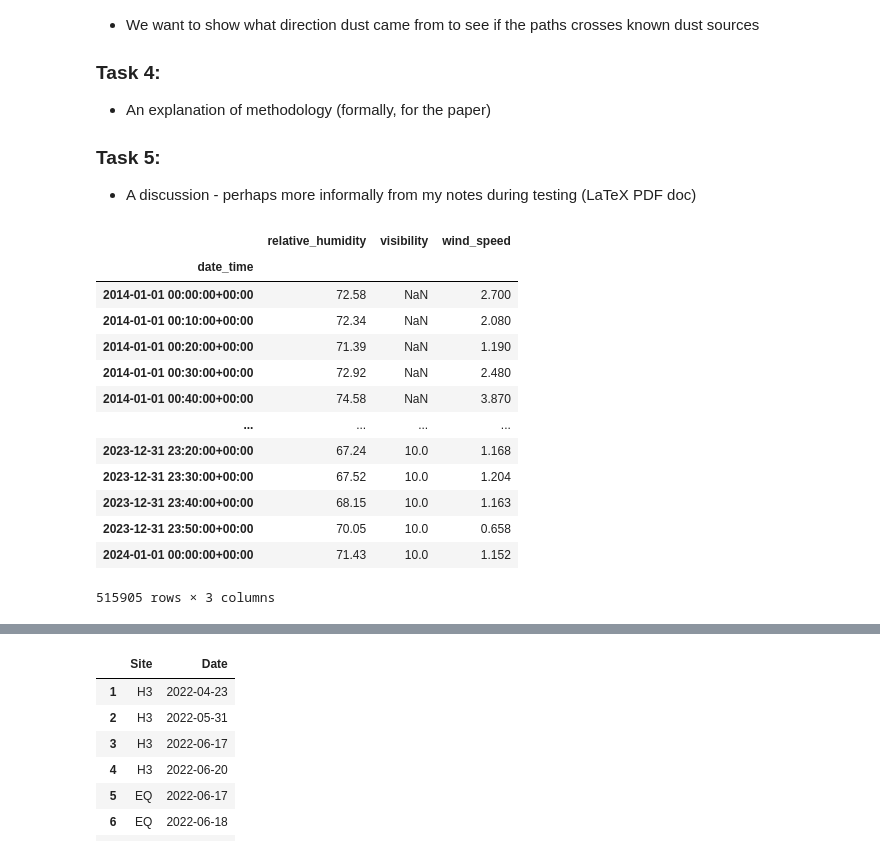
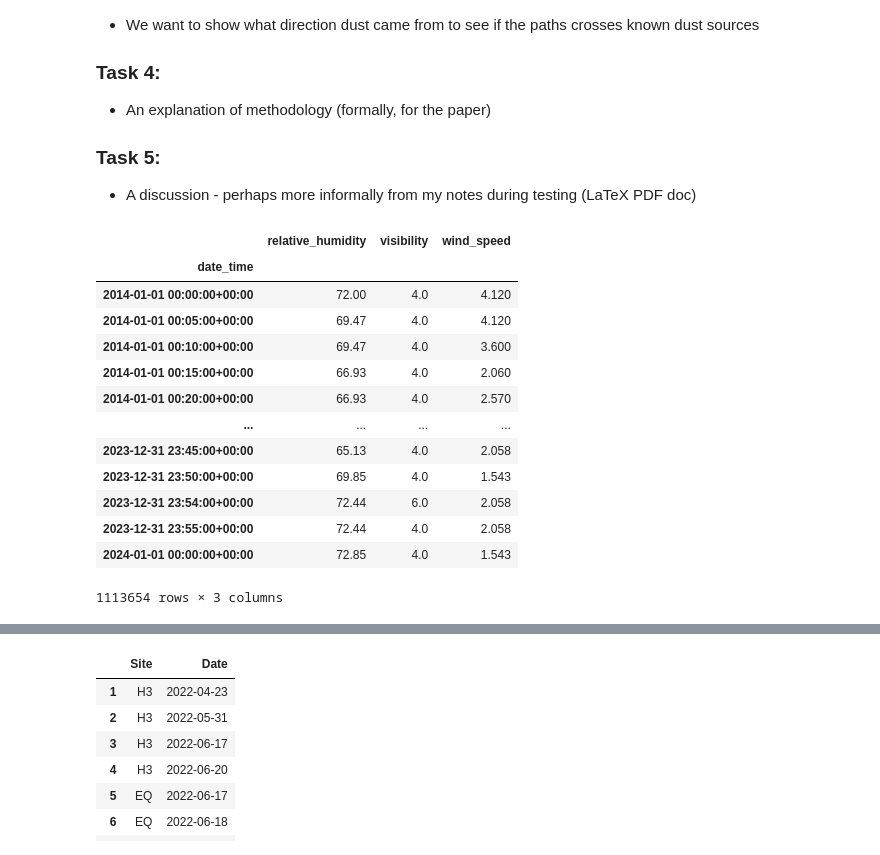
Before and after one commit to Bingham-Research-Center/gsl-dust, a Jupyter notebook: visibility.ipynb, the cells around one changed output, grey strips where cells are left out. Saved outputs shown, nothing was run; the diff lists cells and outputs as text; code cells hidden in the pictures.

```diff
--- a/visibility.ipynb
+++ b/visibility.ipynb
@@ -192,45 +192,45 @@ stids_aq = {'Bountiful': 'QBV', 'Hawthorne': 'QHW', 'Weber': 'QHV', "Herriman":
 stids_vis = {'Bountiful': 'UTLGP', 'Hawthorne': 'UT20', 'Weber': 'UTFRW', "Herriman": "UTJUN", "Magna": "KSLC",}
 
 vrbls = ["visibility", "relative_humidity", "wind_speed"]
 
 stid_dict = {}
 
 for loc, stid in stids_vis.items():
     data_fpath = f"./data/{stid}.csv"
 
     if os.path.exists(data_fpath):
         _df = pd.read_csv(data_fpath)
         _df.set_index('date_time',inplace=True)
     else:
         _df = get_stid_timeseries(stid, start_date, end_date, vrbls)
         _df.to_csv(data_fpath)
     stid_dict[loc] = _df
 
 # for sake of debugging
-site = "Hawthorne"
+# site = "Hawthorne"
 # site = "Bountiful"
 # site = "Weber"
-# site = "Magna"
+site = "Magna"
 # site = "Herriman"
 
 stid = stids_vis[site]
 stid_df = stid_dict[site].copy(deep=True)
 
 
 stid_df
 # %% [output]
 |  | relative_humidity | visibility | wind_speed |
 | date_time |  |  |  |
-| 2014-01-01 00:00:00+00:00 | 72.58 | NaN | 2.700 |
-| 2014-01-01 00:10:00+00:00 | 72.34 | NaN | 2.080 |
-| 2014-01-01 00:20:00+00:00 | 71.39 | NaN | 1.190 |
-| 2014-01-01 00:30:00+00:00 | 72.92 | NaN | 2.480 |
-| 2014-01-01 00:40:00+00:00 | 74.58 | NaN | 3.870 |
+| 2014-01-01 00:00:00+00:00 | 72.00 | 4.0 | 4.120 |
+| 2014-01-01 00:05:00+00:00 | 69.47 | 4.0 | 4.120 |
+| 2014-01-01 00:10:00+00:00 | 69.47 | 4.0 | 3.600 |
+| 2014-01-01 00:15:00+00:00 | 66.93 | 4.0 | 2.060 |
+| 2014-01-01 00:20:00+00:00 | 66.93 | 4.0 | 2.570 |
 | ... | ... | ... | ... |
-| 2023-12-31 23:20:00+00:00 | 67.24 | 10.0 | 1.168 |
-| 2023-12-31 23:30:00+00:00 | 67.52 | 10.0 | 1.204 |
-| 2023-12-31 23:40:00+00:00 | 68.15 | 10.0 | 1.163 |
-| 2023-12-31 23:50:00+00:00 | 70.05 | 10.0 | 0.658 |
-| 2024-01-01 00:00:00+00:00 | 71.43 | 10.0 | 1.152 |
+| 2023-12-31 23:45:00+00:00 | 65.13 | 4.0 | 2.058 |
+| 2023-12-31 23:50:00+00:00 | 69.85 | 4.0 | 1.543 |
+| 2023-12-31 23:54:00+00:00 | 72.44 | 6.0 | 2.058 |
+| 2023-12-31 23:55:00+00:00 | 72.44 | 4.0 | 2.058 |
+| 2024-01-01 00:00:00+00:00 | 72.85 | 4.0 | 1.543 |
-515905 rows × 3 columns
+1113654 rows × 3 columns
 # %%
```
Also changed, not shown: parts of 5 cells of this notebook.
